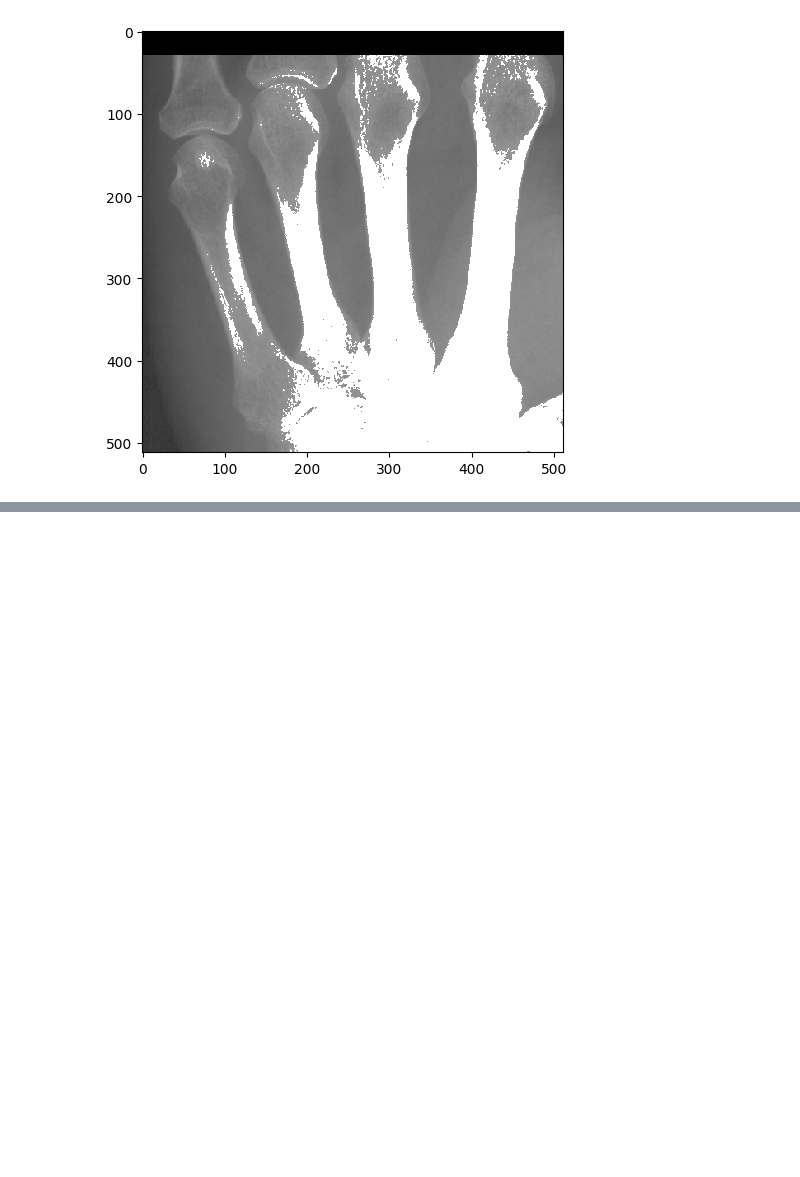
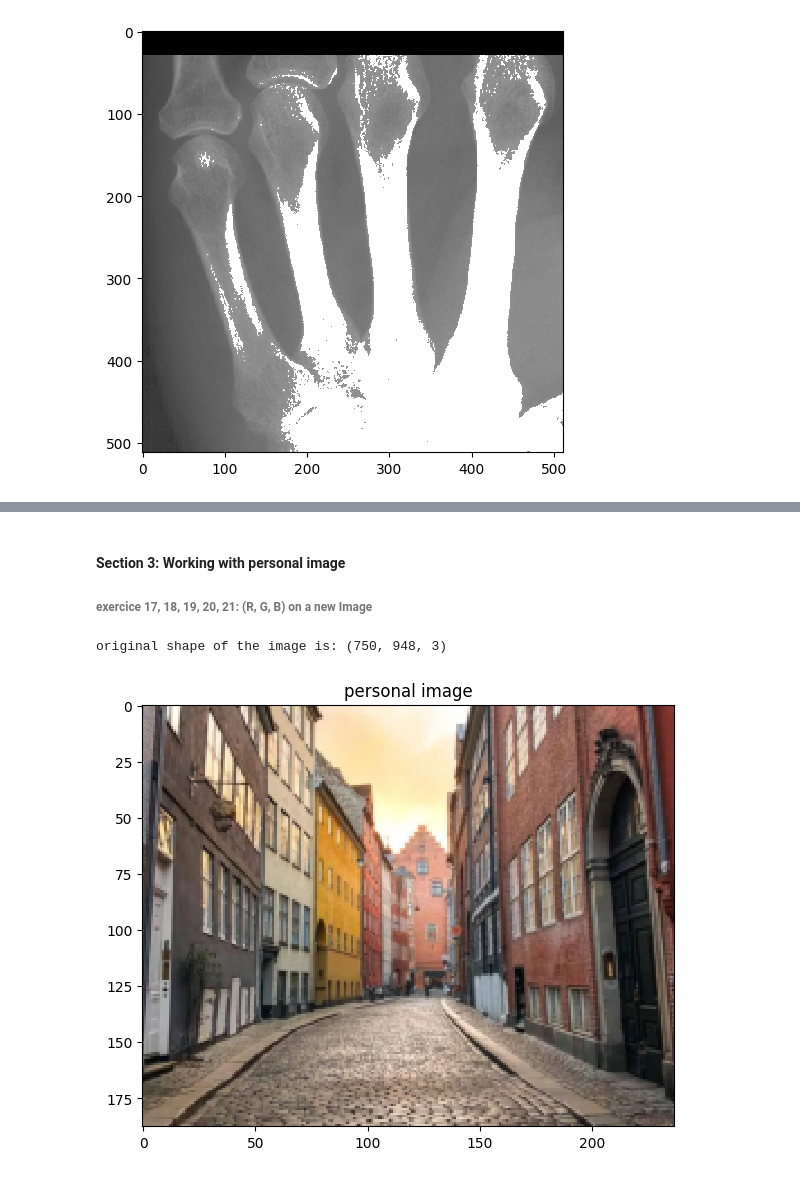
Before and after one commit to amirbous/DTUImageAnalysis, a Jupyter notebook: walkthrough/ex1-IntroductionToImageAnalysis/answers.ipynb, the cells around one changed output, grey strips where cells are left out. Saved outputs shown, nothing was run; the diff lists cells and outputs as text; code cells hidden in the pictures; blank space fills up the shorter version.

```diff
--- a/walkthrough/ex1-IntroductionToImageAnalysis/answers.ipynb
+++ b/walkthrough/ex1-IntroductionToImageAnalysis/answers.ipynb
@@ -147,0 +185,18 @@ io.show()
+# %% [markdown]
+<h4>Section 3: Working with personal image</h4>
+<h6>exercice 17, 18, 19, 20, 21: (R, G, B) on a new Image</h6>
+# %%
+#an RGB image adeche.jpg
+im_name = "personal.jpg"
+#reading the image
+im_org = io.imread(in_dir + im_name)
+image_rescaled = rescale(im_org, 0.25, anti_aliasing=True,
+                         channel_axis=2)
+print(f"original shape of the image is: {im_org.shape}")
+#rescaling the image
+io.imshow(image_rescaled)
+plt.title('personal image')
+io.show()
+# %% [output]
+original shape of the image is: (750, 948, 3)
+[figure, added]
```
Also changed, not shown: parts of 12 cells of this notebook, 1 other file.
